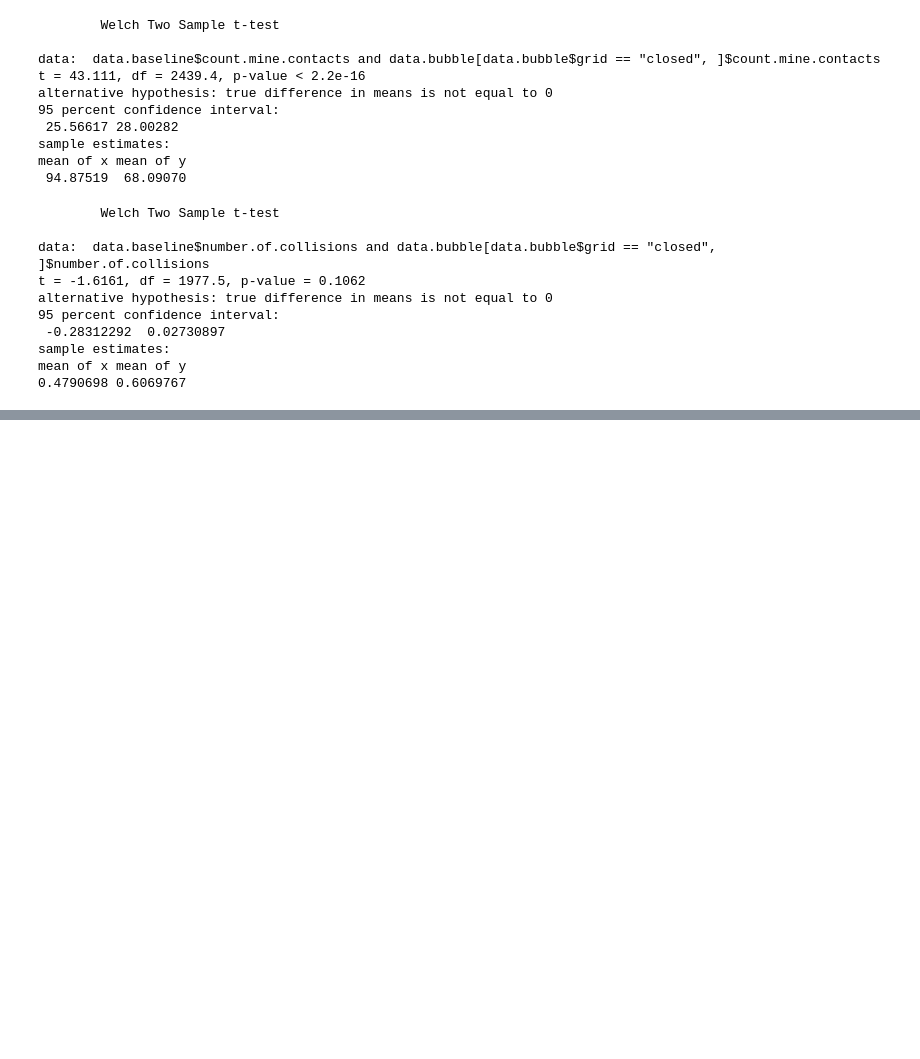
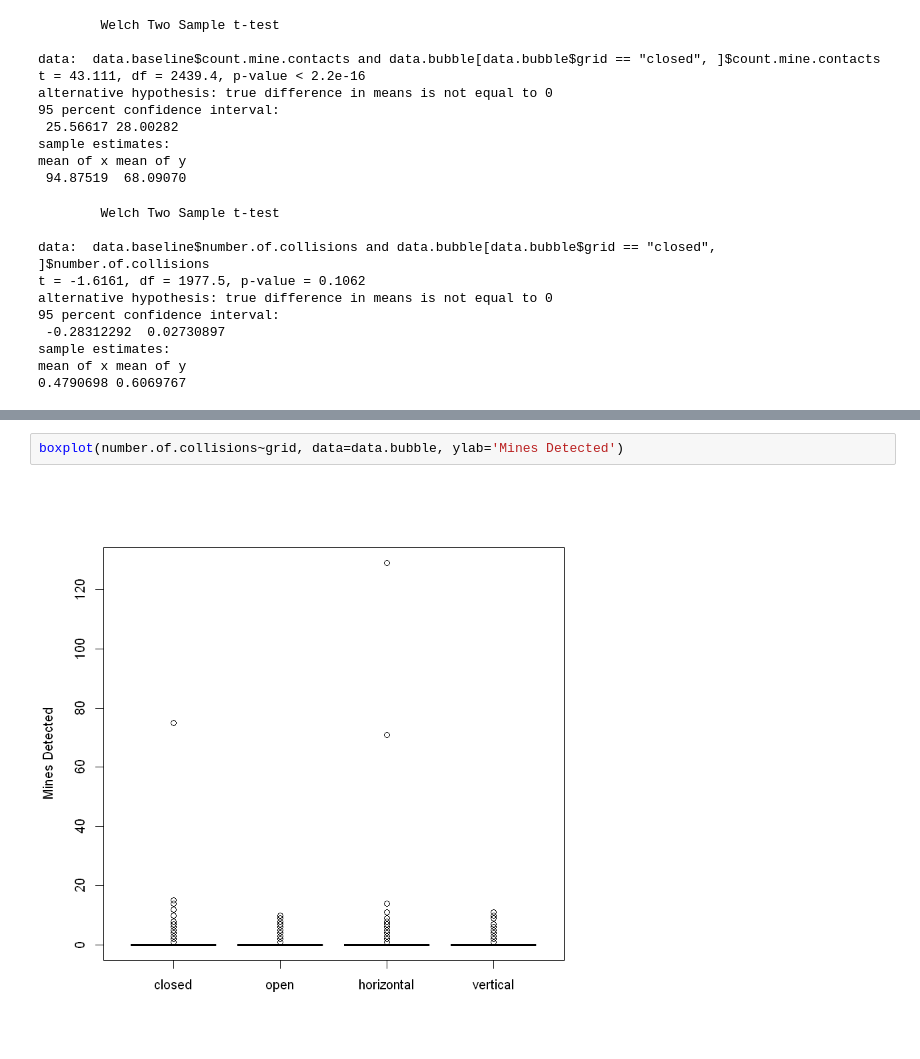
Before and after one commit to paulopperman/cuuv, a Jupyter notebook: experiments/BubbleFieldAnalysis.ipynb, the cells around one changed output, grey strips where cells are left out. Cells and saved outputs as stored; diff of their text form; blank space fills up the shorter version.

```diff
--- a/experiments/BubbleFieldAnalysis.ipynb
+++ b/experiments/BubbleFieldAnalysis.ipynb
@@ -183 +264,5 @@ boxplot(count.mine.contacts~grid, data=data.bubble)
+# %%
+boxplot(number.of.collisions~grid, data=data.bubble, ylab='Mines Detected')
+# %% [output]
+[figure, added]
 # %%
```
Also changed, not shown: parts of 8 cells of this notebook, 2 other files.
